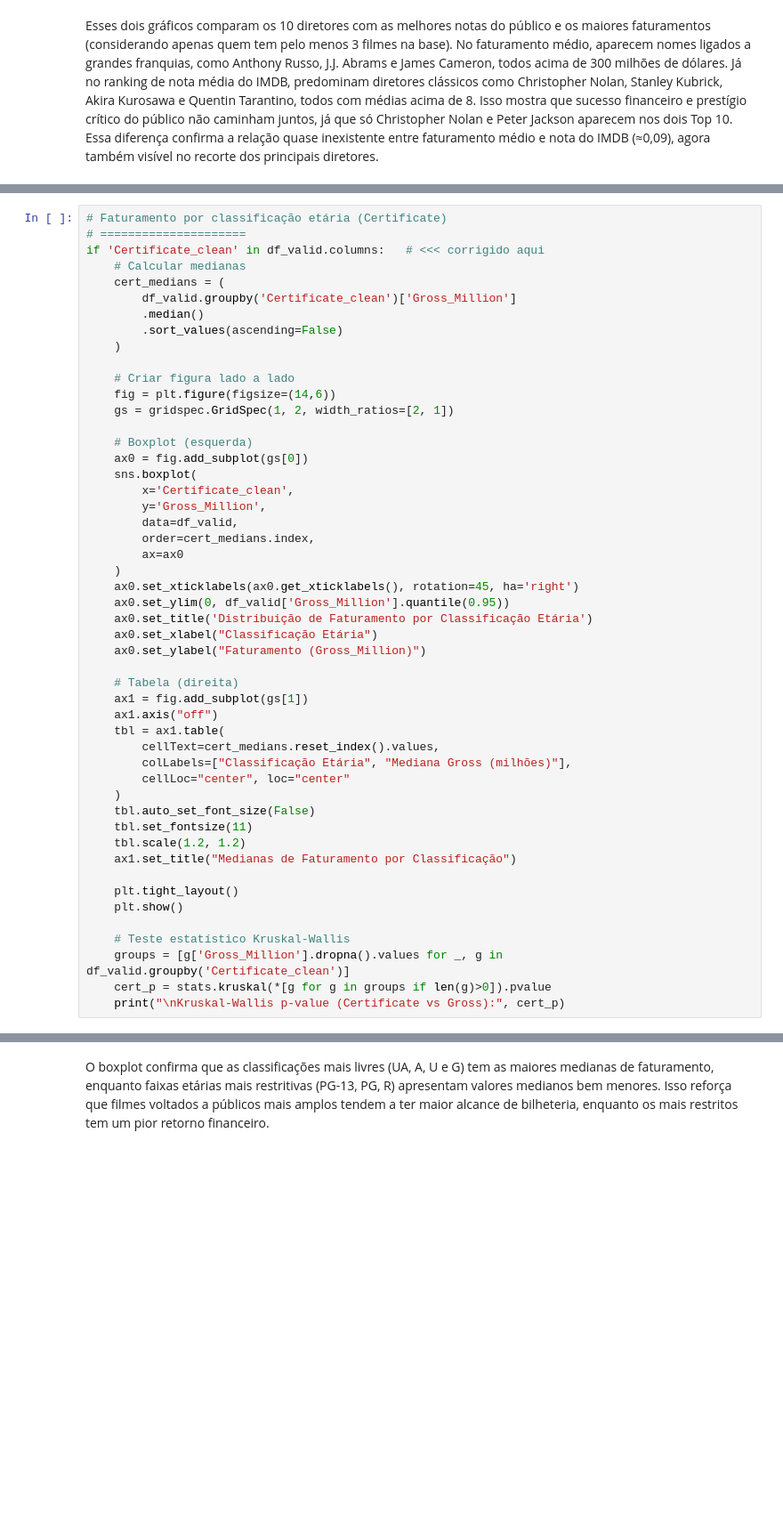
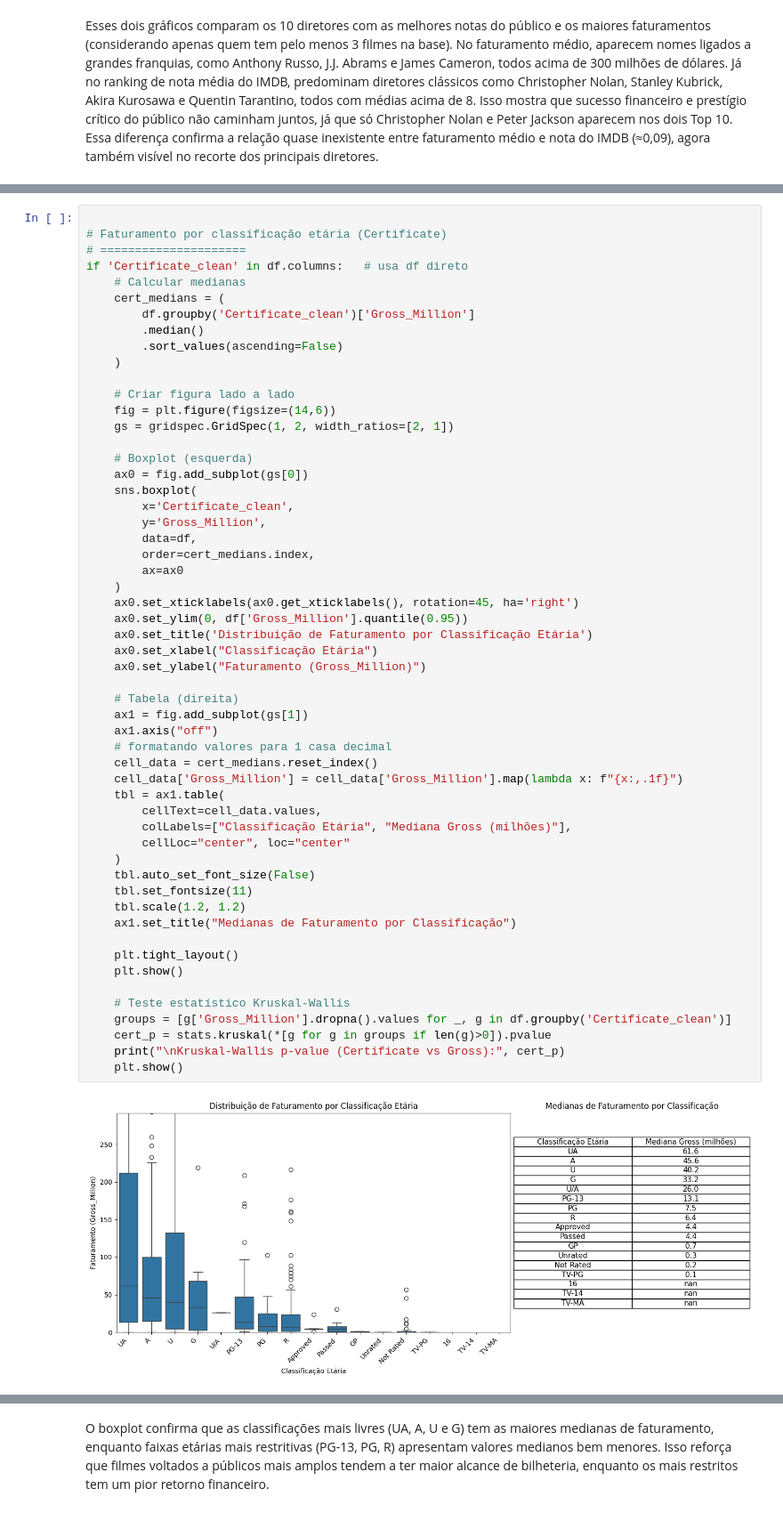
Before and after one commit to sdantasdaniel-stack/LH_CD_DANIEL, a Jupyter notebook: notebooks/notebook.ipynb, the cells around one changed output, grey strips where cells are left out. Shown at 89% size. Cells and saved outputs as stored; diff of their text form; blank space fills up the shorter version.

```diff
--- a/notebooks/notebook.ipynb
+++ b/notebooks/notebook.ipynb
@@ -1344,10 +1400,11 @@ plt.show()
 # %%
+
 # Faturamento por classificação etária (Certificate)
 # =====================
-if 'Certificate_clean' in df_valid.columns:   # <<< corrigido aqui
+if 'Certificate_clean' in df.columns:   # usa df direto
     # Calcular medianas
     cert_medians = (
-        df_valid.groupby('Certificate_clean')['Gross_Million']
+        df.groupby('Certificate_clean')['Gross_Million']
         .median()
         .sort_values(ascending=False)
     )
@@ -1360,34 +1417,40 @@ if 'Certificate_clean' in df_valid.columns:   # <<< corrigido aqui
     ax0 = fig.add_subplot(gs[0])
     sns.boxplot(
         x='Certificate_clean',
         y='Gross_Million',
-        data=df_valid,
+        data=df,
         order=cert_medians.index,
         ax=ax0
     )
     ax0.set_xticklabels(ax0.get_xticklabels(), rotation=45, ha='right')
-    ax0.set_ylim(0, df_valid['Gross_Million'].quantile(0.95))
+    ax0.set_ylim(0, df['Gross_Million'].quantile(0.95))
     ax0.set_title('Distribuição de Faturamento por Classificação Etária')
     ax0.set_xlabel("Classificação Etária")
     ax0.set_ylabel("Faturamento (Gross_Million)")
 
     # Tabela (direita)
     ax1 = fig.add_subplot(gs[1])
     ax1.axis("off")
+    # formatando valores para 1 casa decimal
+    cell_data = cert_medians.reset_index()
+    cell_data['Gross_Million'] = cell_data['Gross_Million'].map(lambda x: f"{x:,.1f}")
     tbl = ax1.table(
-        cellText=cert_medians.reset_index().values,
+        cellText=cell_data.values,
         colLabels=["Classificação Etária", "Mediana Gross (milhões)"],
         cellLoc="center", loc="center"
     )
     tbl.auto_set_font_size(False)
     tbl.set_fontsize(11)
     tbl.scale(1.2, 1.2)
     ax1.set_title("Medianas de Faturamento por Classificação")
 
     plt.tight_layout()
     plt.show()
 
     # Teste estatístico Kruskal-Wallis
-    groups = [g['Gross_Million'].dropna().values for _, g in df_valid.groupby('Certificate_clean')]
+    groups = [g['Gross_Million'].dropna().values for _, g in df.groupby('Certificate_clean')]
     cert_p = stats.kruskal(*[g for g in groups if len(g)>0]).pvalue
     print("\nKruskal-Wallis p-value (Certificate vs Gross):", cert_p)
+    plt.show()
+# %% [output]
+[figure, added]
```
Also changed, not shown: parts of 48 cells of this notebook, 5 other files.
